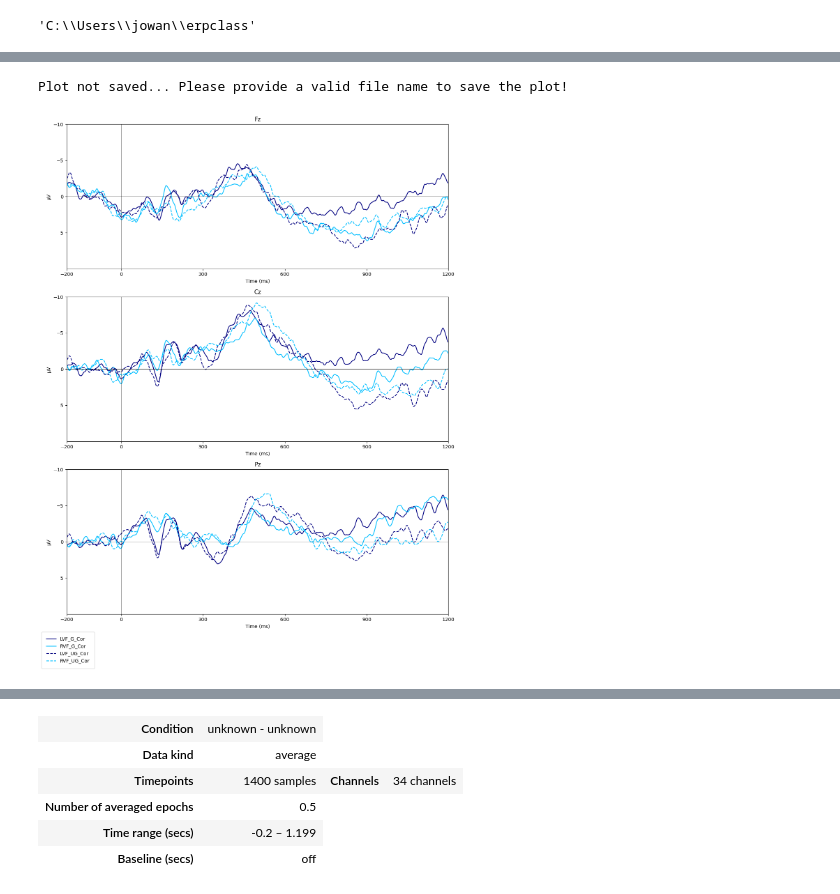
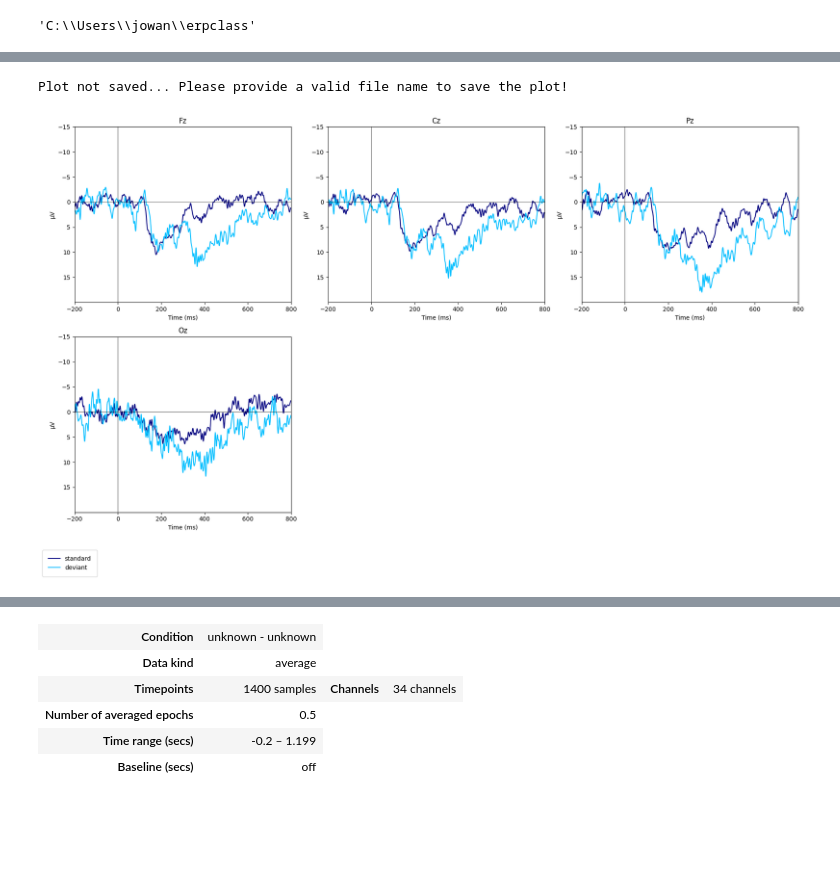
Before and after one commit to amandalin047/ERP_2023Fall, a Jupyter notebook: diff_waves/data_visualization_v3.ipynb, the cells around one changed output, grey strips where cells are left out. Drawn from its saved outputs; the diff is of its cells as text; code cells hidden in the pictures; blank space fills up the shorter version.

```diff
--- a/diff_waves/data_visualization_v3.ipynb
+++ b/diff_waves/data_visualization_v3.ipynb
@@ -182,9 +196,9 @@ def create_contra_ipsi_evoked_wrapper(evoked_wrapper, bins_to_compare=[], groups
                                                list(groups.keys()), tmin, tmax)
     return contra_ipsi_evoked_wrapper
 # %%
-bins = parse_bdf('S1_bdf_18bins.txt')
+bins = parse_bdf('p3_bdf.txt')
 display(bins)
 print('\n')
-files = align_bindata_files(bins, 'S1_18bins_', 'avg_erp_bins', start=10, end=-5, end_except=-4)
+files = align_bindata_files(bins, 'sub01_', 'avg_erp_bins', start=6, end=-5, end_except=-4)
 display(files)
 # %% [output]
@@ -229,14 +211,16 @@ pwd()
 # %% [output]
 'C:\\Users\\jowan\\erpclass'
 # %%
-raw = mne.io.read_raw_eeglab('S1.set')
+raw = mne.io.read_raw_eeglab('sub01.set')
 ch_names = raw.ch_names
 ch_names = [i if 'Z' not in i else i[:-1]+'z' for i in ch_names]
 ch_names[ch_names.index('FP1')], ch_names[ch_names.index('FP2')] = 'Fp1','Fp2'
-to_exclude = ['M1','M2','HEO','VEO']
+'''to_exclude = ['M1','M2','HEO','VEO']'''
+to_exclude = ['HEO','VEO']
 # M1, M2 are not EOG; just setting them to EOG so that they don't get shown in the topo
 ch_types = ['eeg' if i not in to_exclude else 'eog' for i in ch_names]
-info = mne.create_info(ch_names, ch_types=ch_types, sfreq=1000)
+info = mne.create_info(ch_names, ch_types=ch_types, sfreq=256.0)
 # Using biosemi64 so that the electrodes won't exceed the scalp boundary
 info.set_montage('biosemi64', on_missing='ignore');
+print(info['sfreq'])
 # %% [output]
@@ -277,0 +228,6 @@ Displaying the data file of your last (18th) bin in pandas.DataFrame format:
+# %%
+evoked_wrapper = evoked_wrapper_from_data(bins, 'avg_erp_bins', files, -0.2, info,
+                              col_to_drop=['time','Unnamed: 33'], sep='	', resample=True, disp=(1,2))
+
+display(evoked_wrapper.evokeds[0])
+display(evoked_wrapper.data.shape, evoked_wrapper.data[0].shape)
@@ -301,12 +283,12 @@ display(evoked_wrapper.bins)
 # %%
 my_plots(evoked_wrapper, layout='Classic ERP',
-         ch_to_plot=['Fz','Cz','Pz'], bins_to_plot=['LVF_G_Cor', 'RVF_G_Cor', 'LVF_UG_Cor', 'RVF_UG_Cor'],
-        linestyles=['solid', 'solid', 'dashed', 'dashed'], colors=['navy', 'deepskyblue', 'navy', 'deepskyblue'],
-        nrows=3, ncols=1, figsize=(12,15), xlim=(-200,1200), ylim=(-10,10),
-        xticks=[-200,0,300,600,900,1200], yticks=list(range(-10,10,5)),
-        loc='lower left', borderpad=1, bbox_to_anchor=[-0.005, -0.07],
+        ch_to_plot=['Fz','Cz','Pz','Oz'], bins_to_plot=['standard', 'deviant'],
+        linestyles=['solid', 'solid'], colors=['navy', 'deepskyblue'],
+        nrows=2, ncols=3, figsize=(18,10), xlim=(-200,800), ylim=(-15,20),
+        xticks=[-200,0,200,400,600,800], yticks=list(range(-15,20,5)),
+        loc='lower left', borderpad=1, bbox_to_anchor=[-0.005, -0.1],
         save=True)
 # %% [output]
 Plot not saved... Please provide a valid file name to save the plot!
-[figure, old version]
+[figure, new version]
 # %%
```
Also changed, not shown: parts of 10 cells of this notebook.
